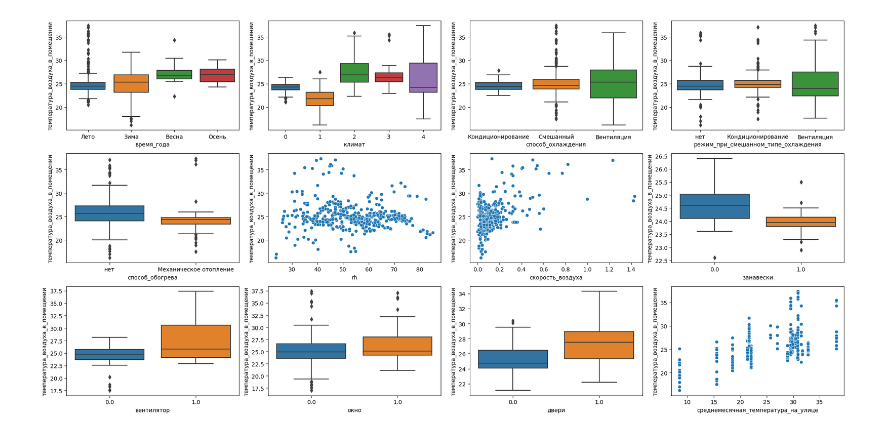
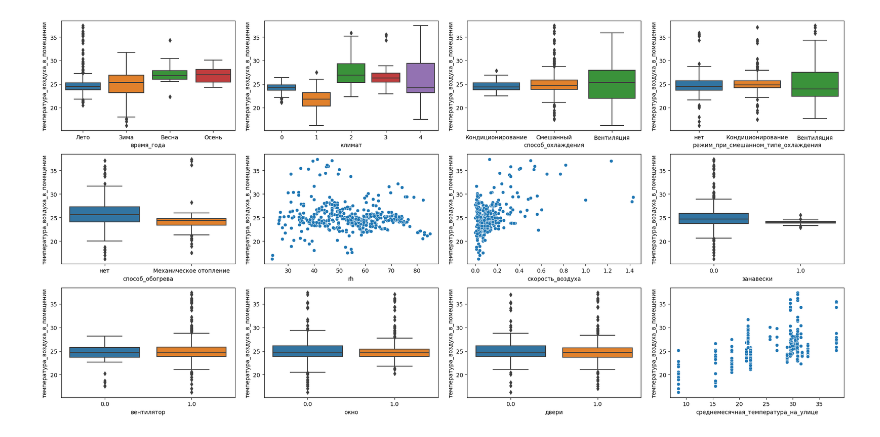
Before and after one commit to olegg366/SCHAD_household_services_09, a Jupyter notebook: regression.ipynb, the cells around one changed output. Drawn from its saved outputs; the diff is of its cells as text; code cells hidden in the pictures.

```diff
--- a/regression.ipynb
+++ b/regression.ipynb
@@ -21,10 +21,11 @@ df = pd.read_csv('corrected_data.csv', skipinitialspace=True, sep=',', index_col
 df.drop('температура_воздуха_на_улице', axis=1, inplace=True)
 # %%
 # столбцы, которые могут влиять на температуру воздуха в помещении
-factors = df[['время_года',
+factors_list = ['время_года',
          'климат',
          'способ_охлаждения',
          'режим_при_смешанном_типе_охлаждения',
+         'температура_воздуха_в_помещении',
          'способ_обогрева',
          'rh',
          'скорость_воздуха',
@@ -32,7 +33,8 @@ factors = df[['время_года',
          'вентилятор',
          'окно',
          'двери',
-         'среднемесячная_температура_на_улице']]
+         'среднемесячная_температура_на_улице']
+factors = df[factors_list]
 # %%
 # шкалы этих столбцов
 types = {
@@ -71,9 +120,10 @@ factors['климат'] = factors['климат'].apply(lambda x: enc[x])
 # %%
 fig, ax = plt.subplots(3, 4, figsize=(20, 10))
 i = 0
 for col in factors.columns:
-    get_plot(df[col], df['температура_воздуха_в_помещении'], types[col], types['температура_воздуха_в_помещении'], i // 4, i % 4)
-    i += 1
+    if col != 'температура_воздуха_в_помещении':
+        get_plot(factors[col], df['температура_воздуха_в_помещении'], types[col], types['температура_воздуха_в_помещении'], i // 4, i % 4)
+        i += 1
 fig.tight_layout()
 # %% [output]
-[figure, old version]
+[figure, new version]
```
Also changed, not shown: parts of 10 cells of this notebook, 1 other file.
